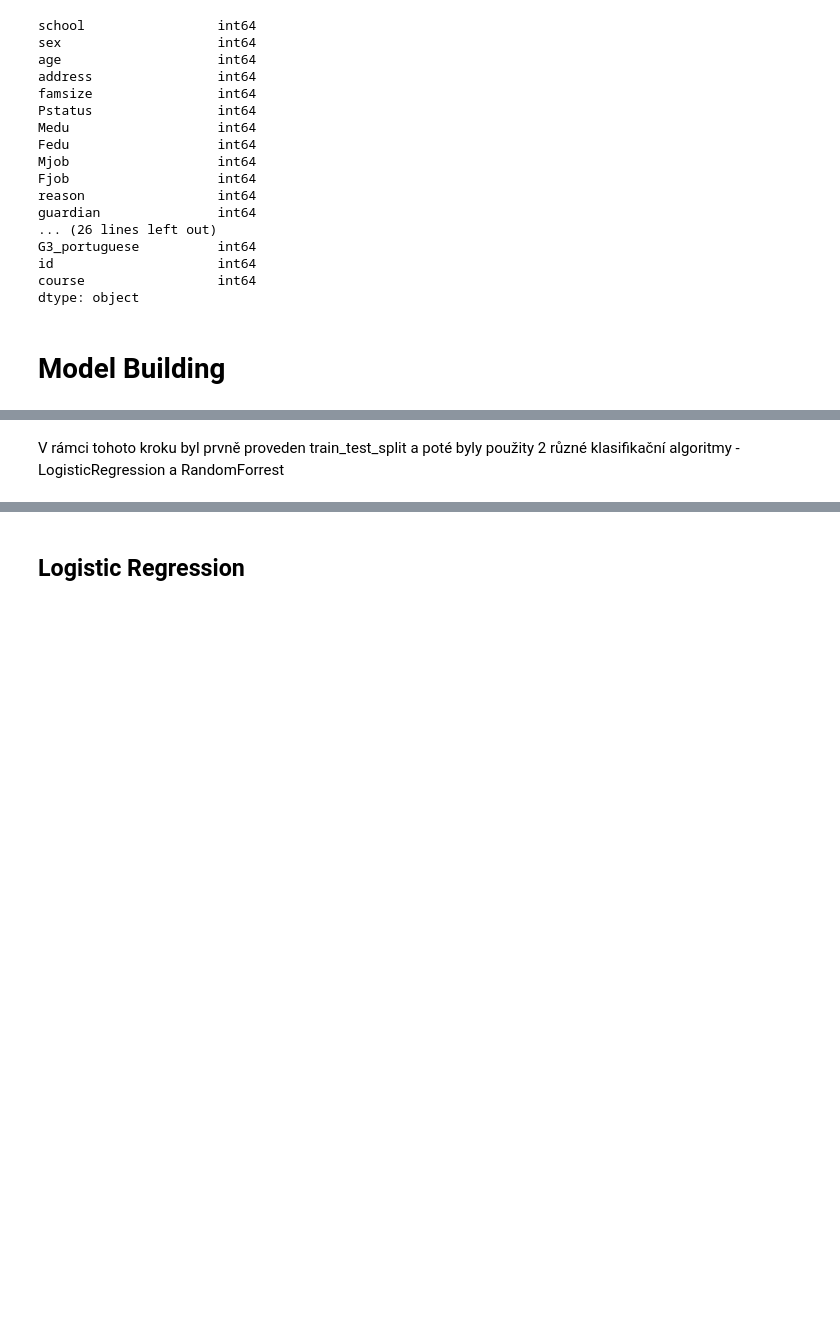
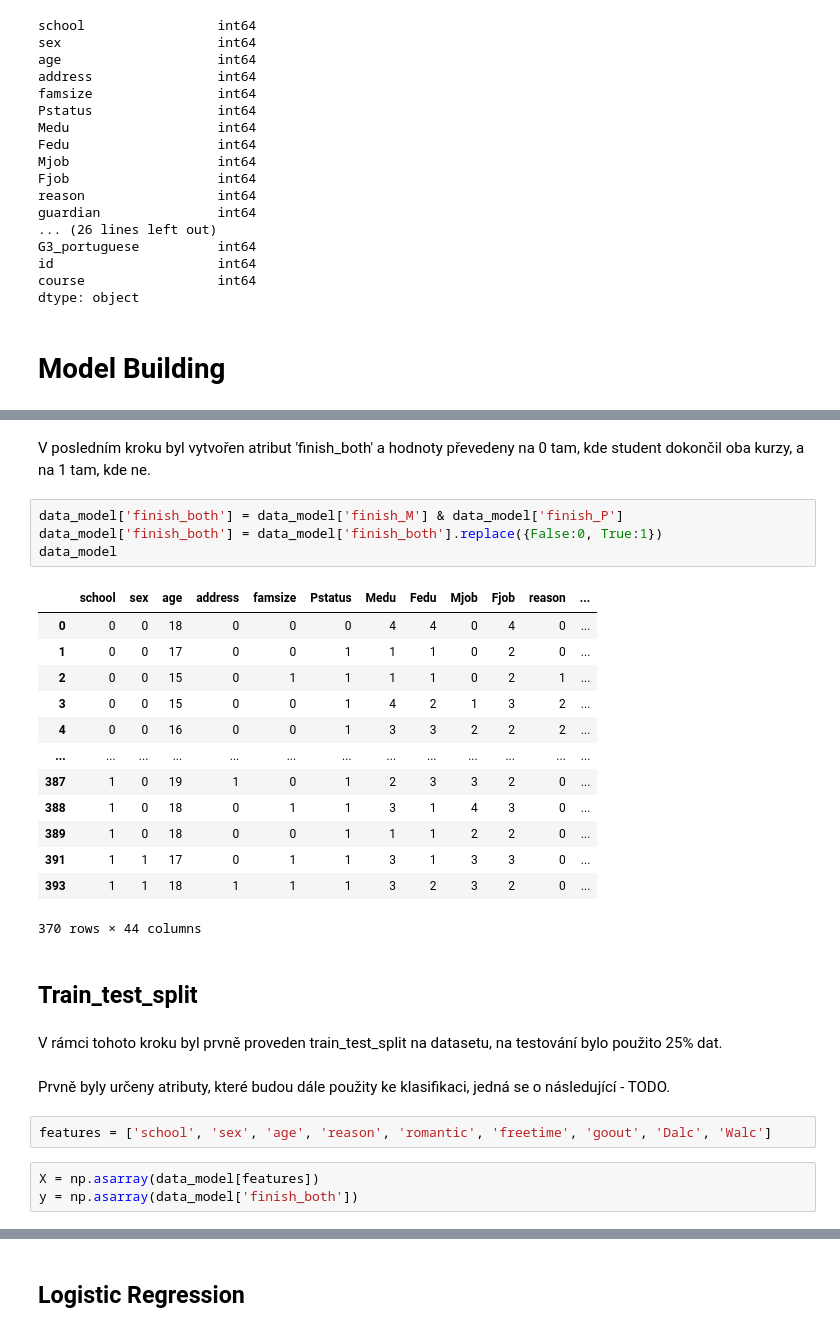
Before and after one commit to jrcech/python-student_alcohol_consumption, a Jupyter notebook: predikce_znamky_z_matematiky_a_portugalistiny.ipynb, the cells around one changed output, grey strips where cells are left out. Cells and saved outputs as stored; diff of their text form; blank space fills up the shorter version.

```diff
--- a/predikce_znamky_z_matematiky_a_portugalistiny.ipynb
+++ b/predikce_znamky_z_matematiky_a_portugalistiny.ipynb
@@ -797,2 +857,31 @@ Pro samotnou predikci byl vytvořen atribut final_grade, který popisuje, zda st
+# %% [markdown]
+V posledním kroku byl vytvořen atribut 'finish_both' a hodnoty převedeny na 0 tam, kde student dokončil oba kurzy, a na 1 tam, kde ne.
+# %%
+data_model['finish_both'] = data_model['finish_M'] & data_model['finish_P']
+data_model['finish_both'] = data_model['finish_both'].replace({False:0, True:1})
+data_model
+# %% [output]
+|  | school | sex | age | address | famsize | Pstatus | Medu | Fedu | Mjob | Fjob | reason | ... |
+| 0 | 0 | 0 | 18 | 0 | 0 | 0 | 4 | 4 | 0 | 4 | 0 | ... |
+| 1 | 0 | 0 | 17 | 0 | 0 | 1 | 1 | 1 | 0 | 2 | 0 | ... |
+| 2 | 0 | 0 | 15 | 0 | 1 | 1 | 1 | 1 | 0 | 2 | 1 | ... |
+| 3 | 0 | 0 | 15 | 0 | 0 | 1 | 4 | 2 | 1 | 3 | 2 | ... |
+| 4 | 0 | 0 | 16 | 0 | 0 | 1 | 3 | 3 | 2 | 2 | 2 | ... |
+| ... | ... | ... | ... | ... | ... | ... | ... | ... | ... | ... | ... | ... |
+| 387 | 1 | 0 | 19 | 1 | 0 | 1 | 2 | 3 | 3 | 2 | 0 | ... |
+| 388 | 1 | 0 | 18 | 0 | 1 | 1 | 3 | 1 | 4 | 3 | 0 | ... |
+| 389 | 1 | 0 | 18 | 0 | 0 | 1 | 1 | 1 | 2 | 2 | 0 | ... |
+| 391 | 1 | 1 | 17 | 0 | 1 | 1 | 3 | 1 | 3 | 3 | 0 | ... |
+| 393 | 1 | 1 | 18 | 1 | 1 | 1 | 3 | 2 | 3 | 2 | 0 | ... |
+370 rows × 44 columns
+# %% [markdown]
+## Train_test_split
 # %% [markdown]
-V rámci tohoto kroku byl prvně proveden train_test_split a poté byly použity 2 různé klasifikační algoritmy - LogisticRegression a RandomForrest
+V rámci tohoto kroku byl prvně proveden train_test_split na datasetu, na testování bylo použito 25% dat.
+# %% [markdown]
+Prvně byly určeny atributy, které budou dále použity ke klasifikaci, jedná se o následující - TODO.
+# %%
+features = ['school', 'sex', 'age', 'reason', 'romantic', 'freetime', 'goout', 'Dalc', 'Walc']
+# %%
+X = np.asarray(data_model[features])
+y = np.asarray(data_model['finish_both'])
```
Also changed, not shown: parts of 7 cells of this notebook.
